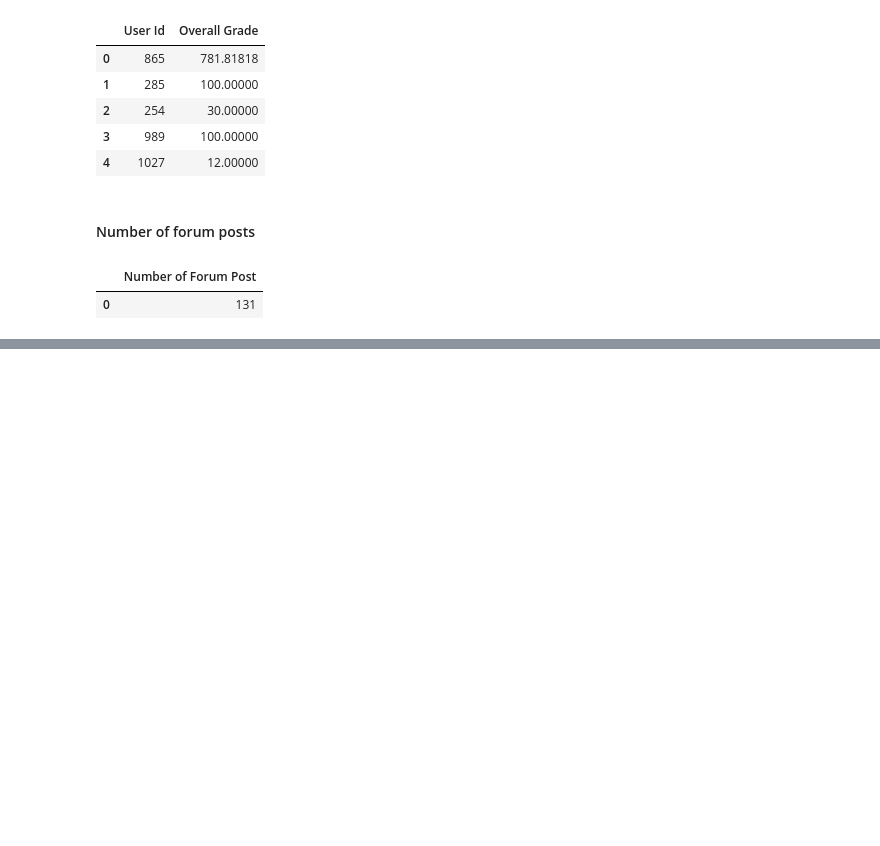
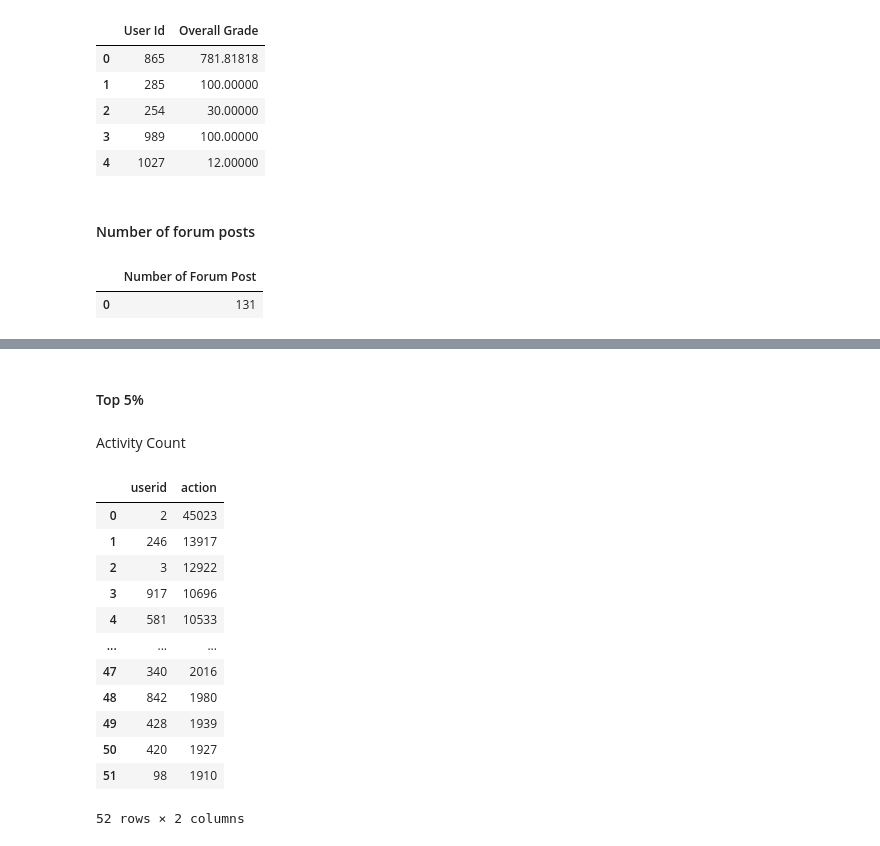
Before and after one commit to dmarinere/Moodle_-Education_data_Analysis, a Jupyter notebook: Moodle_DataBase.ipynb, the cells around one changed output, grey strips where cells are left out. Cells and saved outputs as stored; diff of their text form; code cells hidden in the pictures; blank space fills up the shorter version.

```diff
--- a/Moodle_DataBase.ipynb
+++ b/Moodle_DataBase.ipynb
@@ -348,0 +469,4 @@ df.head()
+# %%
+def compute_perc(data, percent):
+    data = data.iloc[:(int((len(data)*percent)/100)),]
+    return data
@@ -348,0 +523,21 @@ df.head()
+# %% [markdown]
+#### Top 5%
+# %% [markdown]
+Activity Count
+# %%
+"""User Activity Count"""
+compute_perc(user_activity_count, 5)
+# %% [output]
+|  | userid | action |
+| 0 | 2 | 45023 |
+| 1 | 246 | 13917 |
+| 2 | 3 | 12922 |
+| 3 | 917 | 10696 |
+| 4 | 581 | 10533 |
+| ... | ... | ... |
+| 47 | 340 | 2016 |
+| 48 | 842 | 1980 |
+| 49 | 428 | 1939 |
+| 50 | 420 | 1927 |
+| 51 | 98 | 1910 |
+52 rows × 2 columns
```
Also changed, not shown: parts of 47 cells of this notebook.
